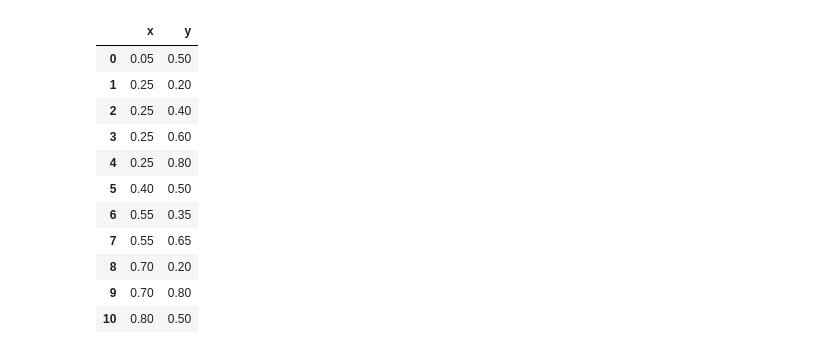
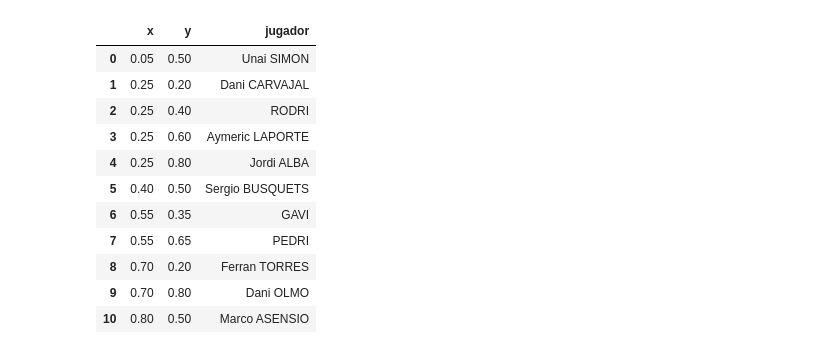
Before and after one commit to Davidteje/FP_Fifa-World-Cup-2022_Spain-Analysis, a Jupyter notebook: src/alineacion.ipynb, the cells around one changed output. Saved outputs shown, nothing was run; the diff lists cells and outputs as text; code cells hidden in the pictures.

```diff
--- a/src/alineacion.ipynb
+++ b/src/alineacion.ipynb
@@ -10,21 +10,24 @@ df_alineacion = pd.DataFrame()
 # %%
 posiciones_x = [0.05, 0.25, 0.25, 0.25, 0.25, 0.4, 0.55, 0.55, 0.7, 0.7, 0.8]
 posiciones_y = [0.5, 0.2, 0.4, 0.6, 0.8, 0.5, 0.35, 0.65, 0.2, 0.8, 0.5]
+jugadores = ['Unai SIMON', 'Dani CARVAJAL', 'RODRI', 'Aymeric LAPORTE', 'Jordi ALBA', 'Sergio BUSQUETS', 'GAVI',
+            'PEDRI', 'Ferran TORRES', 'Dani OLMO', 'Marco ASENSIO']
 # %%
 df_alineacion['x'] = posiciones_x
 df_alineacion['y'] = posiciones_y
+df_alineacion['jugador'] = jugadores
 df_alineacion
 # %% [output]
-|  | x | y |
-| 0 | 0.05 | 0.50 |
-| 1 | 0.25 | 0.20 |
-| 2 | 0.25 | 0.40 |
-| 3 | 0.25 | 0.60 |
-| 4 | 0.25 | 0.80 |
-| 5 | 0.40 | 0.50 |
-| 6 | 0.55 | 0.35 |
-| 7 | 0.55 | 0.65 |
-| 8 | 0.70 | 0.20 |
-| 9 | 0.70 | 0.80 |
-| 10 | 0.80 | 0.50 |
+|  | x | y | jugador |
+| 0 | 0.05 | 0.50 | Unai SIMON |
+| 1 | 0.25 | 0.20 | Dani CARVAJAL |
+| 2 | 0.25 | 0.40 | RODRI |
+| 3 | 0.25 | 0.60 | Aymeric LAPORTE |
+| 4 | 0.25 | 0.80 | Jordi ALBA |
+| 5 | 0.40 | 0.50 | Sergio BUSQUETS |
+| 6 | 0.55 | 0.35 | GAVI |
+| 7 | 0.55 | 0.65 | PEDRI |
+| 8 | 0.70 | 0.20 | Ferran TORRES |
+| 9 | 0.70 | 0.80 | Dani OLMO |
+| 10 | 0.80 | 0.50 | Marco ASENSIO |
 # %%
```
Also changed, not shown: parts of 1 cell of this notebook, 17 other files.
